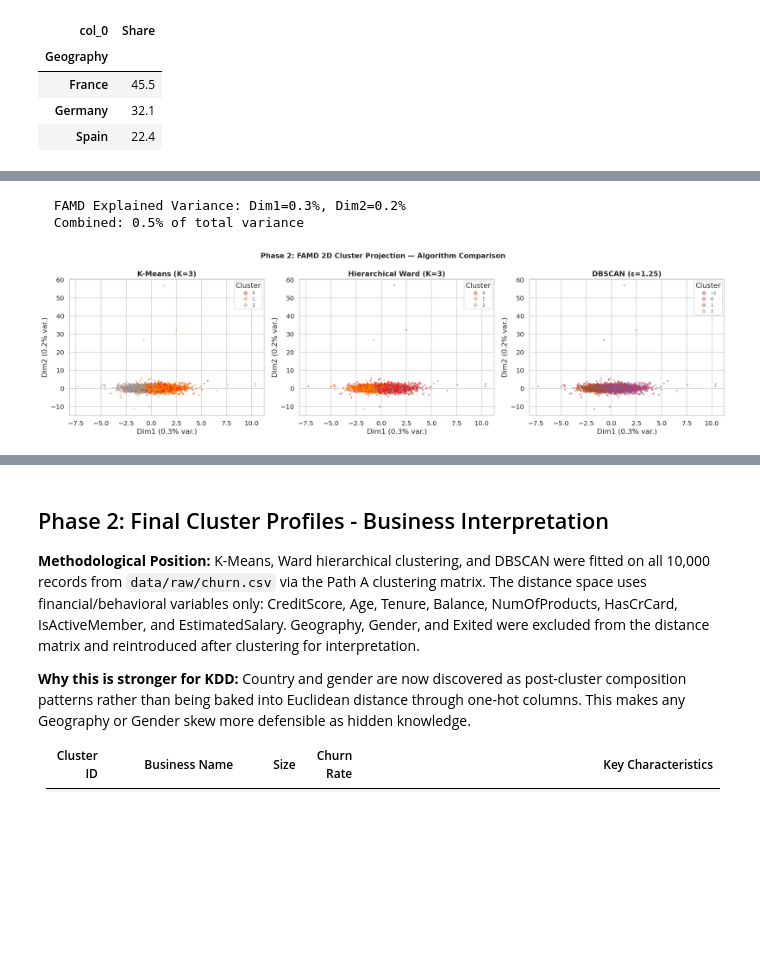
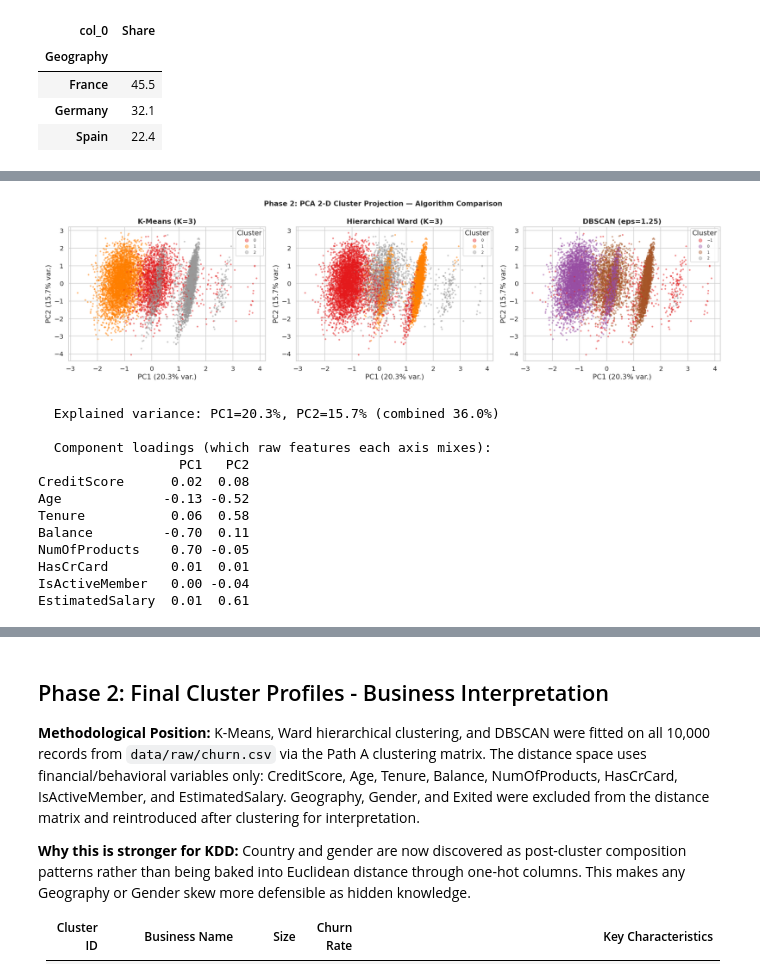
Before and after one commit to Kelompok4-PPTI20/data-mining, a Jupyter notebook: notebooks/notebook.ipynb, the cells around one changed output, grey strips where cells are left out. Cells and saved outputs as stored; diff of their text form; code cells hidden in the pictures; blank space fills up the shorter version.

```diff
--- a/notebooks/notebook.ipynb
+++ b/notebooks/notebook.ipynb
@@ -1629,55 +1734,57 @@ print(f"\n  OK DBSCAN outlier indices saved for Phase 4 cross-reference.")
 # %%
-# ── FAMD 2D Projection (Mixed Data) ───────────────────────────────────────────
-import prince
+# ── 2-D PCA Projection of the Clustering Space ────────────────────────────────
+# The projection must show the SAME space the algorithms actually clustered,
+# so PCA is fitted on the standardized Path A matrix X_cl. (An earlier version
+# used FAMD on raw, unscaled mixed data: its two axes carried <1% of the total
+# variance and the plot was an unreadable smear dominated by a handful of
+# extreme points. A projection that misrepresents the clustered space is worse
+# than no projection, so it was replaced.)
+from sklearn.decomposition import PCA
 
-# FAMD is mathematically designed for mixed data.
-# It internally applies PCA to continuous variables and MCA to categorical ones.
-# Therefore, we feed it the original unscaled, un-encoded features.
-X_mixed = df.drop(columns=['Exited'])
+pca    = PCA(n_components=2, random_state=RANDOM_STATE)
+coords = pca.fit_transform(X_cl)
+evr    = pca.explained_variance_ratio_ * 100
 
-famd = prince.FAMD(
-    n_components=2,
-    random_state=RANDOM_STATE
-)
-famd = famd.fit(X_mixed)
+proj = pd.DataFrame(coords, columns=['PC1', 'PC2'])
+proj['KMeans']       = km_models[OPTIMAL_K].labels_
+proj['Hierarchical'] = df_cl['Hierarchical_Label']
+proj['DBSCAN']       = dbscan_labels
 
-# Extract the 2D coordinates
-df_famd = famd.row_coordinates(X_mixed)
-df_famd.columns = ['Dim1', 'Dim2']
-
-# Extract explained variance (prince uses percentage_of_variance_)
-explained = famd.percentage_of_variance_
-
-# Attach cluster labels from previous cells
-df_famd['KMeans']       = km_models[OPTIMAL_K].labels_
-df_famd['Hierarchical'] = df_cl['Hierarchical_Label']
-df_famd['DBSCAN']       = dbscan_labels
-
-# ── Visualization ─────────────────────────────────────────────────────────────
 fig, axes = plt.subplots(1, 3, figsize=(18, 5))
 algo_cols = ['KMeans', 'Hierarchical', 'DBSCAN']
 titles    = [f'K-Means (K={OPTIMAL_K})', f'Hierarchical Ward (K={OPTIMAL_K})',
-             f'DBSCAN (ε={EPSILON})']
+             f'DBSCAN (eps={EPSILON})']
 
 for i, (col, title) in enumerate(zip(algo_cols, titles)):
-    scatter = axes[i].scatter(
-        df_famd['Dim1'], df_famd['Dim2'],
-        c=df_famd[col], cmap='Set1', alpha=0.4, s=5
-    )
+    sc = axes[i].scatter(proj['PC1'], proj['PC2'], c=proj[col],
+                         cmap='Set1', alpha=0.4, s=5)
     axes[i].set_title(title, fontweight='bold')
-    axes[i].set_xlabel(f'Dim1 ({explained[0]:.1f}% var.)')
-    axes[i].set_ylabel(f'Dim2 ({explained[1]:.1f}% var.)')
-    axes[i].legend(*scatter.legend_elements(), title='Cluster', fontsize=7)
+    axes[i].set_xlabel(f'PC1 ({evr[0]:.1f}% var.)')
+    axes[i].set_ylabel(f'PC2 ({evr[1]:.1f}% var.)')
+    axes[i].legend(*sc.legend_elements(), title='Cluster', fontsize=7)
 
-plt.suptitle('Phase 2: FAMD 2D Cluster Projection — Algorithm Comparison',
+plt.suptitle('Phase 2: PCA 2-D Cluster Projection — Algorithm Comparison',
              fontsize=13, fontweight='bold')
 plt.tight_layout()
-
 plt.show()
 
-print(f"  FAMD Explained Variance: Dim1={explained[0]:.1f}%, Dim2={explained[1]:.1f}%")
-print(f"  Combined: {sum(explained):.1f}% of total variance")
+loadings = pd.DataFrame(pca.components_.T, index=X_cl.columns,
+                        columns=['PC1', 'PC2']).round(2)
+print(f"  Explained variance: PC1={evr[0]:.1f}%, PC2={evr[1]:.1f}% "
+      f"(combined {evr.sum():.1f}%)")
+print("\n  Component loadings (which raw features each axis mixes):")
+print(loadings.to_string())
 # %% [output]
+[figure, new version]
-  FAMD Explained Variance: Dim1=0.3%, Dim2=0.2%
-  Combined: 0.5% of total variance
+  Explained variance: PC1=20.3%, PC2=15.7% (combined 36.0%)
+
+  Component loadings (which raw features each axis mixes):
+                  PC1   PC2
+CreditScore      0.02  0.08
+Age             -0.13 -0.52
+Tenure           0.06  0.58
+Balance         -0.70  0.11
+NumOfProducts    0.70 -0.05
+HasCrCard        0.01  0.01
+IsActiveMember   0.00 -0.04
+EstimatedSalary  0.01  0.61
-[figure, old version]
```
Also changed, not shown: parts of 20 cells of this notebook, 27 other files.
